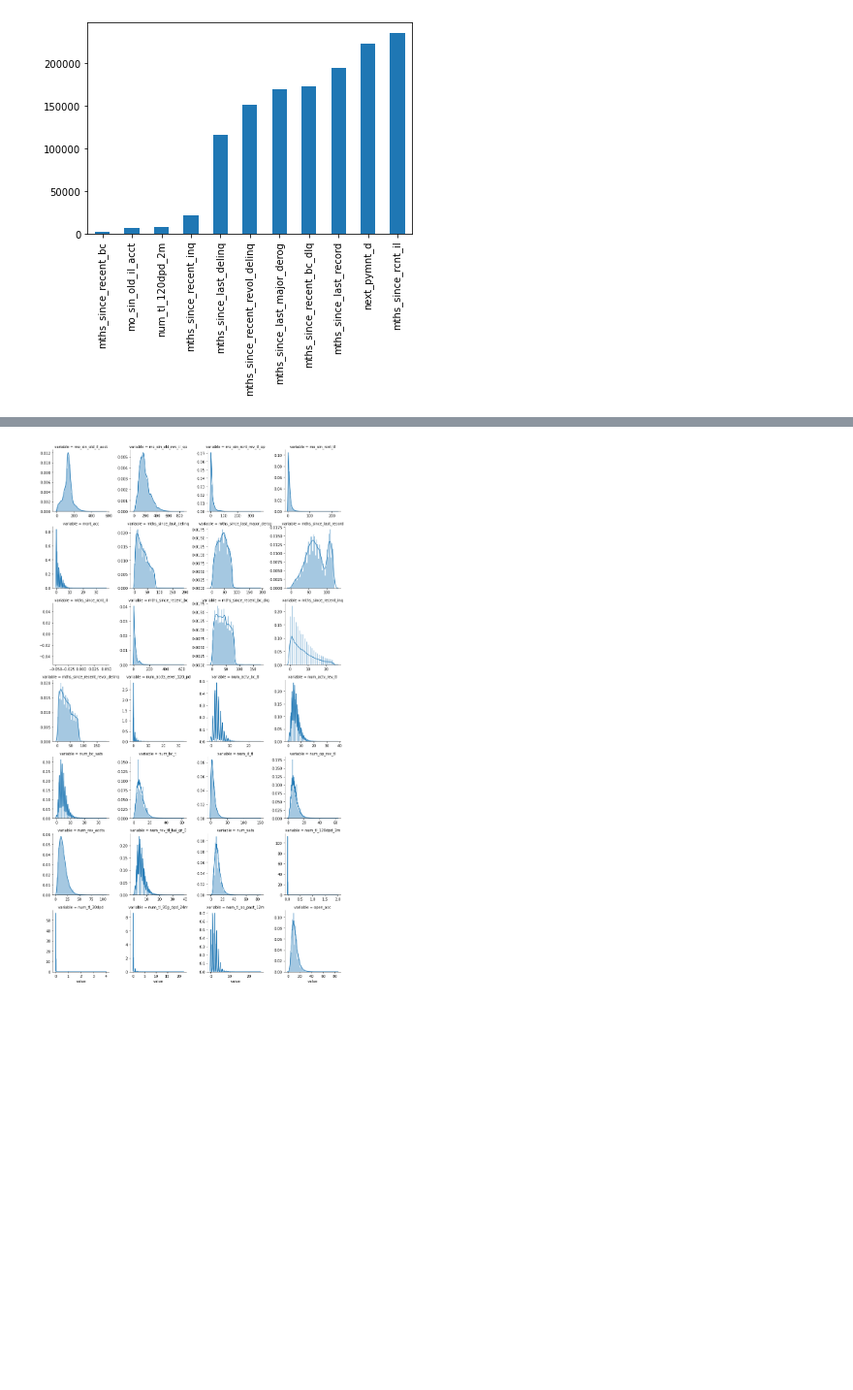
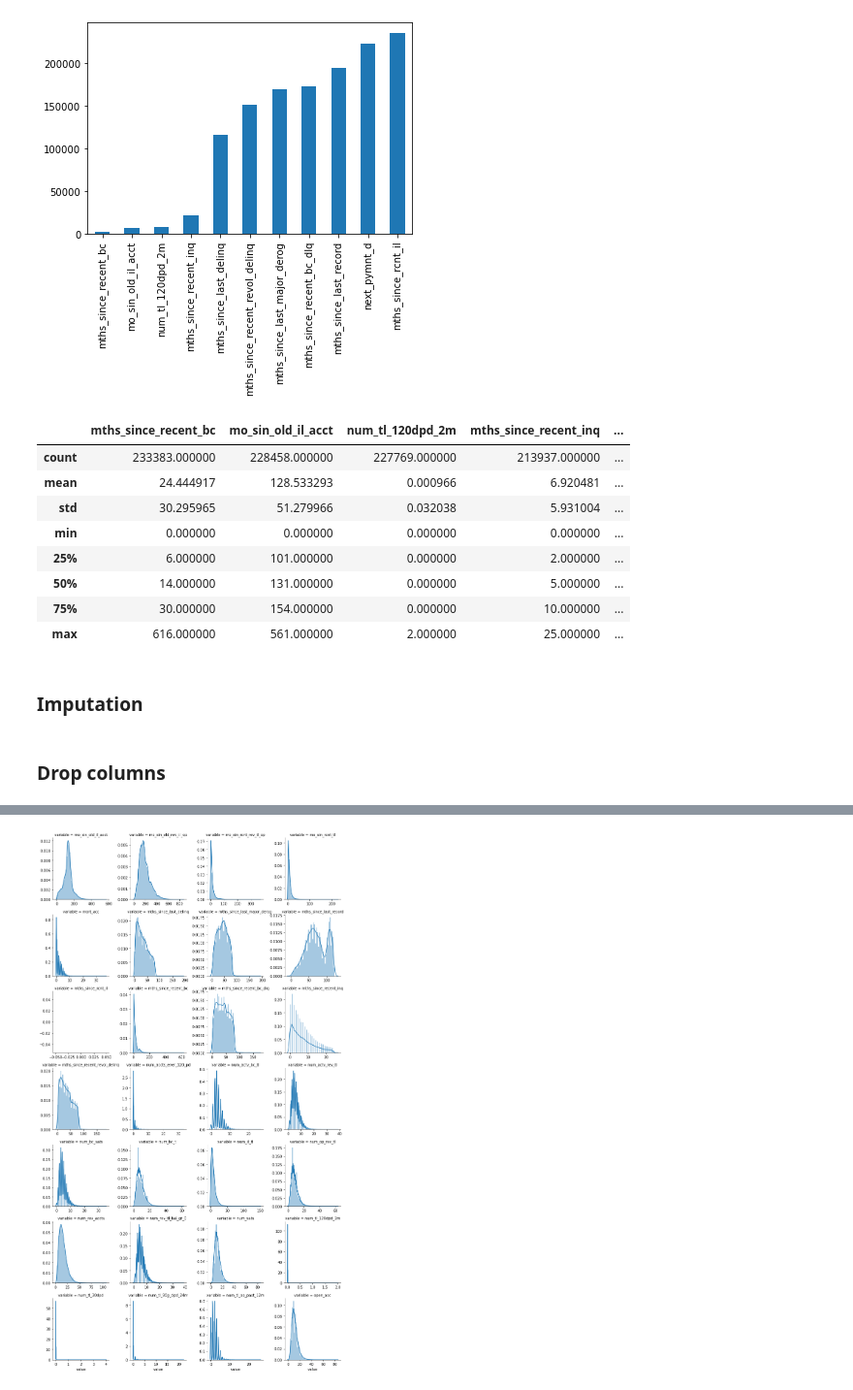
Before and after one commit to DPWasserman/lending-club, a Jupyter notebook: EDA/Eugene_EDA.ipynb, the cells around one changed output, grey strips where cells are left out. Shown: that part at 97% size. Drawn from its saved outputs; the diff is of its cells as text; code cells hidden in the pictures; blank space fills up the shorter version.

```diff
--- a/EDA/Eugene_EDA.ipynb
+++ b/EDA/Eugene_EDA.ipynb
@@ -6,6 +6,8 @@ import matplotlib.pyplot as plt
 %matplotlib inline
 import warnings
 warnings.filterwarnings('ignore')
+# pd.set_option('display.height', 500)
+pd.set_option('display.max_rows', 25)
 # %%
 accepted_2014 = pd.read_parquet('../data/accepted-2014.parquet', engine='fastparquet')
 accepted_2014.head()
@@ -73,3 +75,18 @@ next_pymnt_d                      223102
 mths_since_rcnt_il                235629
 dtype: int64
 [figure]
+# %%
+missing_list = [i for i in missing.index]
+df[missing_list].describe()
+# %% [output]
+|  | mths_since_recent_bc | mo_sin_old_il_acct | num_tl_120dpd_2m | mths_since_recent_inq | ... |
+| count | 233383.000000 | 228458.000000 | 227769.000000 | 213937.000000 | ... |
+| mean | 24.444917 | 128.533293 | 0.000966 | 6.920481 | ... |
+| std | 30.295965 | 51.279966 | 0.032038 | 5.931004 | ... |
+| min | 0.000000 | 0.000000 | 0.000000 | 0.000000 | ... |
+| 25% | 6.000000 | 101.000000 | 0.000000 | 2.000000 | ... |
+| 50% | 14.000000 | 131.000000 | 0.000000 | 5.000000 | ... |
+| 75% | 30.000000 | 154.000000 | 0.000000 | 10.000000 | ... |
+| max | 616.000000 | 561.000000 | 2.000000 | 25.000000 | ... |
+# %% [markdown]
+### Imputation
@@ -75,0 +101,2 @@ dtype: int64
+# %% [markdown]
+### Drop columns
```
Also changed, not shown: parts of 11 cells of this notebook, 2 other files.
